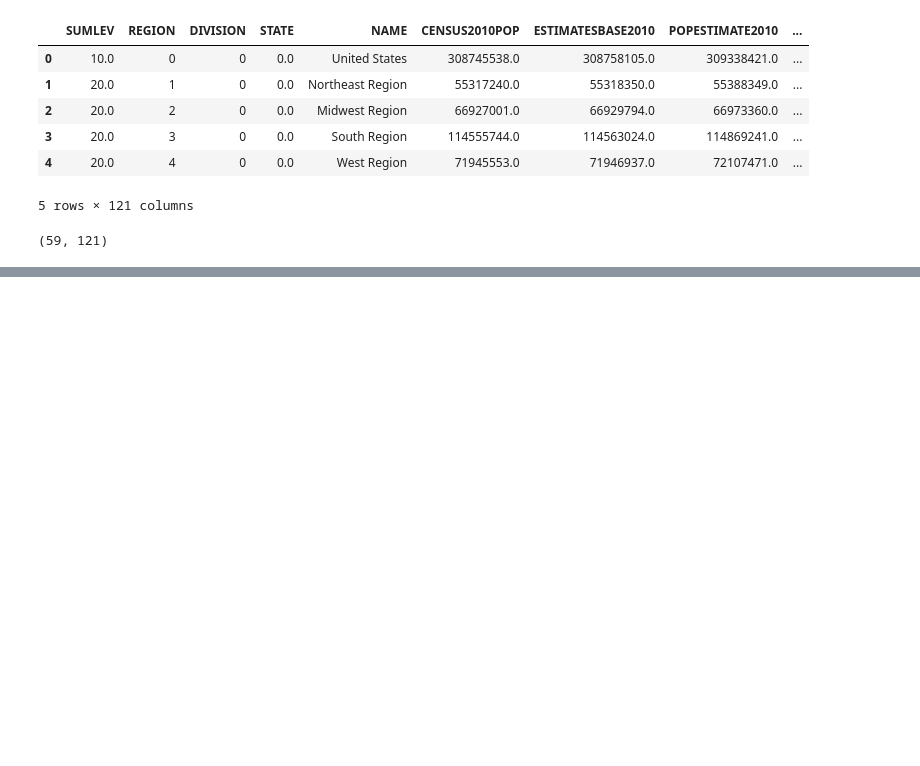
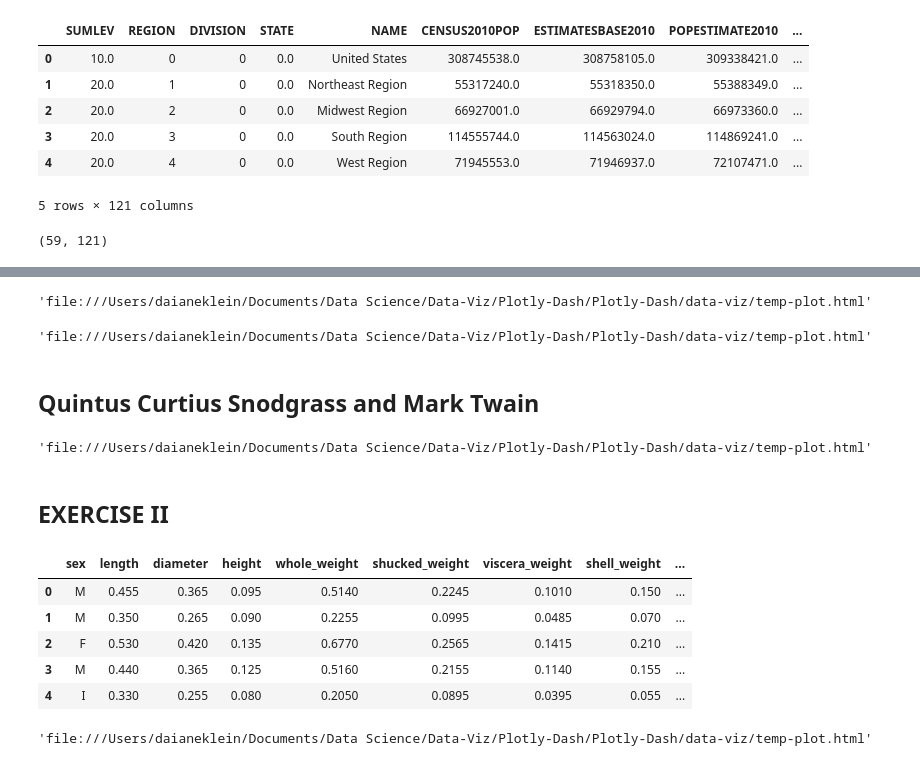
Before and after one commit to daianeklein/data-viz, a Jupyter notebook: basic.ipynb, the cells around one changed output, grey strips where cells are left out. Cells and saved outputs as stored; diff of their text form; code cells hidden in the pictures; blank space fills up the shorter version.

```diff
--- a/basic.ipynb
+++ b/basic.ipynb
@@ -97,0 +287,50 @@ pyo.plot(data)
+# %%
+y = [1,14,14,15,16,18,18,19,19,20,20,23,24,26,27,27,28,29,33,54]
+
+data = [go.Box(y=y, boxpoints='all' , jitter =0.3, pointpos = 0 )]
+pyo.plot(data)
+# %% [output]
+'file:///Users/daianeklein/Documents/Data Science/Data-Viz/Plotly-Dash/Plotly-Dash/data-viz/temp-plot.html'
+# %%
+y = [1,14,14,15,16,18,18,19,19,20,20,23,24,26,27,27,28,29,33,54]
+
+data = [go.Box(y=y, boxpoints='outliers')]
+pyo.plot(data)
+# %% [output]
+'file:///Users/daianeklein/Documents/Data Science/Data-Viz/Plotly-Dash/Plotly-Dash/data-viz/temp-plot.html'
+# %% [markdown]
+## Quintus Curtius Snodgrass and Mark Twain
+# %%
+snodgrass = [.209,.205,.196,.210,.202,.207,.224,.223,.220,.201]
+twain = [.225,.262,.217,.240,.230,.229,.235,.217]
+
+data = [go.Box(y=snodgrass, name = 'Snodgrass'),
+        go.Box(y=twain, name = 'Twain')]
+
+pyo.plot(data)
+# %% [output]
+'file:///Users/daianeklein/Documents/Data Science/Data-Viz/Plotly-Dash/Plotly-Dash/data-viz/temp-plot.html'
+# %% [markdown]
+## EXERCISE II
+# %%
+df = pd.read_csv('/Users/daianeklein/Documents/Data Science/Data-Viz/Plotly-Dash/Plotly-Dash/Plotly-Dashboards-with-Dash/Data/abalone.csv')
+df.head()
+# %% [output]
+|  | sex | length | diameter | height | whole_weight | shucked_weight | viscera_weight | shell_weight | ... |
+| 0 | M | 0.455 | 0.365 | 0.095 | 0.5140 | 0.2245 | 0.1010 | 0.150 | ... |
+| 1 | M | 0.350 | 0.265 | 0.090 | 0.2255 | 0.0995 | 0.0485 | 0.070 | ... |
+| 2 | F | 0.530 | 0.420 | 0.135 | 0.6770 | 0.2565 | 0.1415 | 0.210 | ... |
+| 3 | M | 0.440 | 0.365 | 0.125 | 0.5160 | 0.2155 | 0.1140 | 0.155 | ... |
+| 4 | I | 0.330 | 0.255 | 0.080 | 0.2050 | 0.0895 | 0.0395 | 0.055 | ... |
+# %%
+a = np.random.choice(df['rings'], 30, replace = False)
+b = np.random.choice(df['rings'], 20, replace = False)
+
+data = [go.Box(y = a, name = 'A'),
+        go.Box(y = b, name = 'B')]
+
+layout = go.Layout(title = '2 random samples')
+fig = go.Figure(data =  data, layout = layout)
+pyo.plot(fig)
+# %% [output]
+'file:///Users/daianeklein/Documents/Data Science/Data-Viz/Plotly-Dash/Plotly-Dash/data-viz/temp-plot.html'
```
Also changed, not shown: parts of 34 cells of this notebook.
